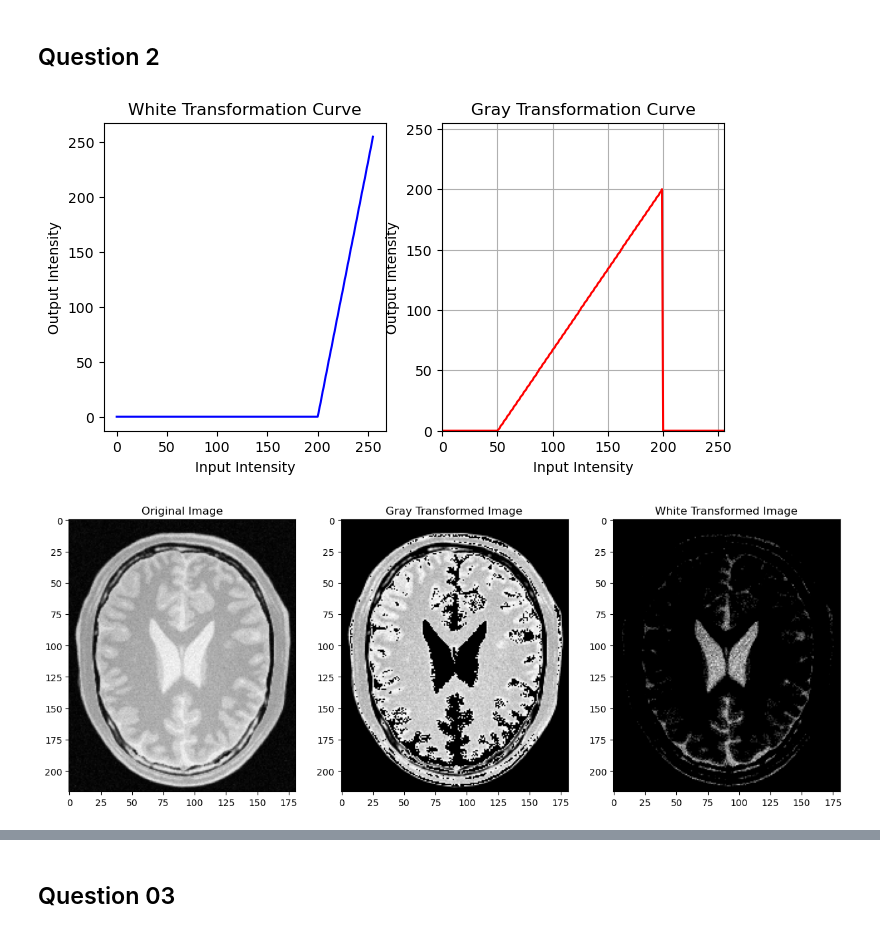
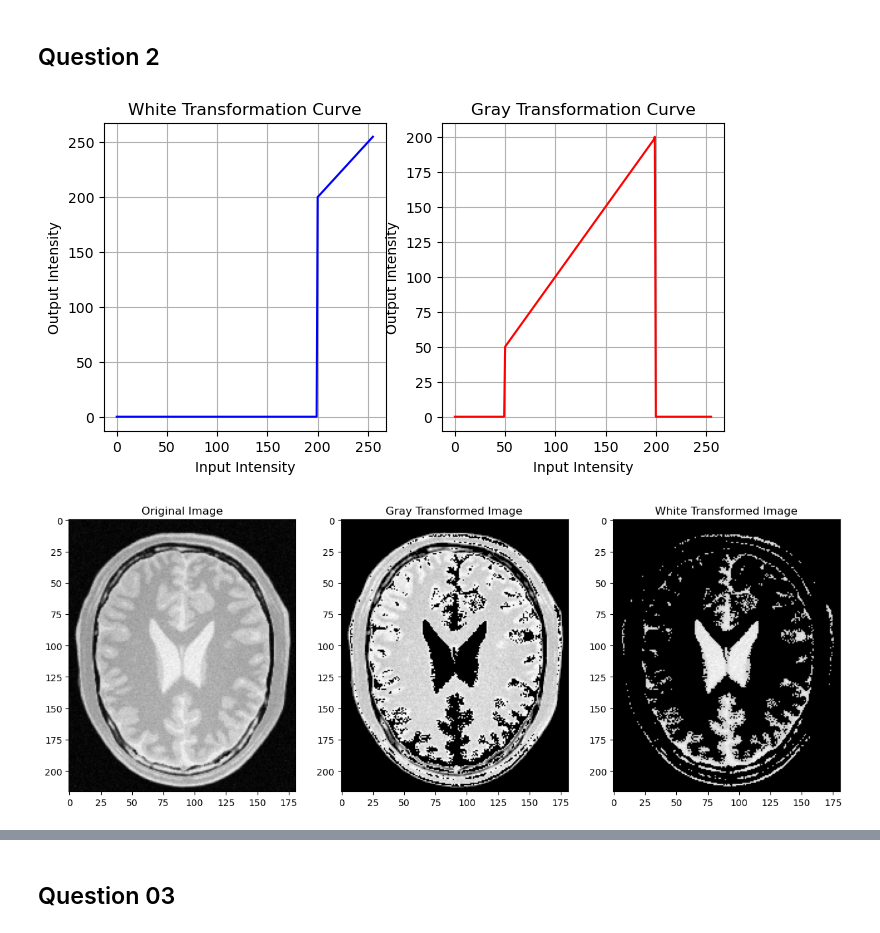
Before and after one commit to Sulojan2027/Image_Processing_SEM_05, a Jupyter notebook: assign_01.ipynb, the cells around one changed output, grey strips where cells are left out. Cells and saved outputs as stored; diff of their text form; code cells hidden in the pictures.

```diff
--- a/assign_01.ipynb
+++ b/assign_01.ipynb
@@ -54,33 +54,32 @@ plt.show()
 # %%
 # Creating transformations
 
-white_t = np.linspace(0, 255, 56).astype(np.uint8)
+white_t = np.linspace(200, 255, 56).astype(np.uint8)
 white_t = np.concatenate((np.zeros(200, dtype=np.uint8), white_t), axis=0).astype(np.uint8)
 
-gray_t = np.linspace(0, 200, 150).astype(np.uint8)
+gray_t = np.linspace(50, 200, 150).astype(np.uint8)
 gray_t = np.concatenate((np.zeros(50, dtype=np.uint8),gray_t, np.zeros(56, dtype=np.uint8)), axis=0).astype(np.uint8)
 
 # plot the transformation
 x = np.arange(256)
 
 # Plotting white and grey transformations curves
 fig, ax = plt.subplots(1, 2, figsize=(8, 4))
 ax[0].plot(x, white_t, color='blue')
 ax[0].set_title("White Transformation Curve")
 ax[0].set_xlabel("Input Intensity")
 ax[0].set_ylabel("Output Intensity")
+ax[0].grid(True)
 
 ax[1].plot(x, gray_t, color='red')
 ax[1].set_title("Gray Transformation Curve")
 ax[1].set_xlabel("Input Intensity")
 ax[1].set_ylabel("Output Intensity")
+ax[1].grid(True)
 
-plt.grid(True)
-plt.xlim([0, 255])
-plt.ylim([0, 255])
 plt.show()
 # %% [output]
-[figure, old version]
+[figure, new version]
 # %%
 img2 = cv2.imread('a1images/brain_proton_density_slice.png', cv2.IMREAD_GRAYSCALE)
 
@@ -96,4 +95,4 @@ ax[2].imshow(white_transformed, cmap='gray')
 ax[2].set_title('White Transformed Image')
 plt.show()
 # %% [output]
-[figure, old version]
+[figure, new version]
```
Also changed, not shown: parts of 9 cells of this notebook.
